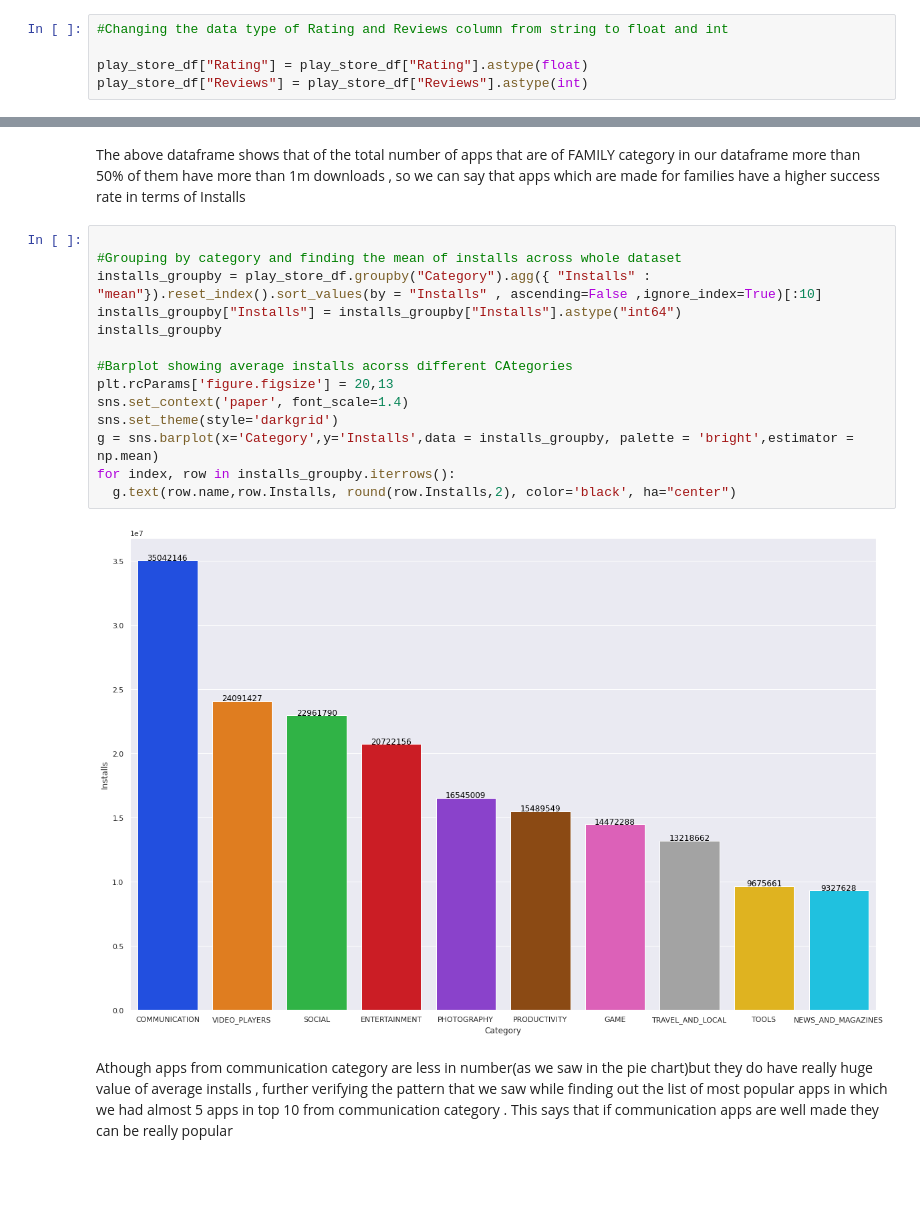
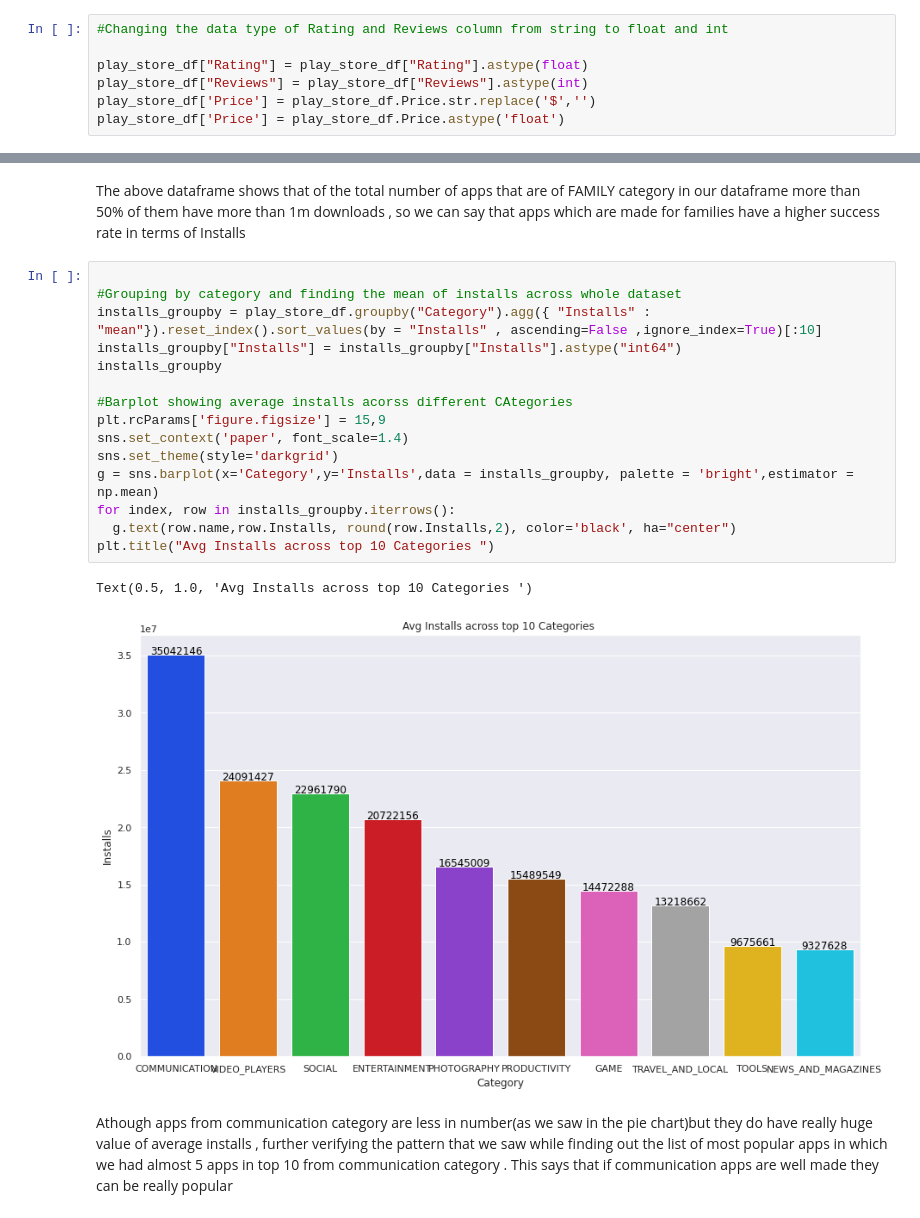
Before and after one commit to Yash1289/play_store_data_Eda, a Jupyter notebook: Play_Store_App_Review_Analysis_Capstone_Project.ipynb, the cells around one changed output, grey strips where cells are left out. Cells and saved outputs as stored; diff of their text form; blank space fills up the shorter version.

```diff
--- a/Play_Store_App_Review_Analysis_Capstone_Project.ipynb
+++ b/Play_Store_App_Review_Analysis_Capstone_Project.ipynb
@@ -183,6 +187,8 @@ play_store_df["Rating"] = np.where(play_store_df["Rating"].isna(), play_store_df
 
 play_store_df["Rating"] = play_store_df["Rating"].astype(float)
 play_store_df["Reviews"] = play_store_df["Reviews"].astype(int)
+play_store_df['Price'] = play_store_df.Price.str.replace('$','')
+play_store_df['Price'] = play_store_df.Price.astype('float')
 # %%
 play_store_df.info()
 # %% [output]
@@ -368,19 +366,21 @@ The above dataframe shows that of the total number of apps that are of FAMILY ca
 # %%
 
 #Grouping by category and finding the mean of installs across whole dataset
 installs_groupby = play_store_df.groupby("Category").agg({ "Installs" : "mean"}).reset_index().sort_values(by = "Installs" , ascending=False ,ignore_index=True)[:10]
 installs_groupby["Installs"] = installs_groupby["Installs"].astype("int64")
 installs_groupby
 
 #Barplot showing average installs acorss different CAtegories
-plt.rcParams['figure.figsize'] = 20,13
+plt.rcParams['figure.figsize'] = 15,9
 sns.set_context('paper', font_scale=1.4)
 sns.set_theme(style='darkgrid')
 g = sns.barplot(x='Category',y='Installs',data = installs_groupby, palette = 'bright',estimator = np.mean)
 for index, row in installs_groupby.iterrows():
   g.text(row.name,row.Installs, round(row.Installs,2), color='black', ha="center")
+plt.title("Avg Installs across top 10 Categories ")
 # %% [output]
+Text(0.5, 1.0, 'Avg Installs across top 10 Categories ')
-[figure, old version]
+[figure, new version]
 # %% [markdown]
 Athough apps from communication category are less in number(as we saw in the pie chart)but they do have really huge value of average installs , further verifying the pattern that we saw while finding out the list of most popular apps in which we had almost 5 apps in top 10 from communication category . This says that if communication apps are well made they can be really popular
 # %%
```
Also changed, not shown: parts of 27 cells of this notebook.
